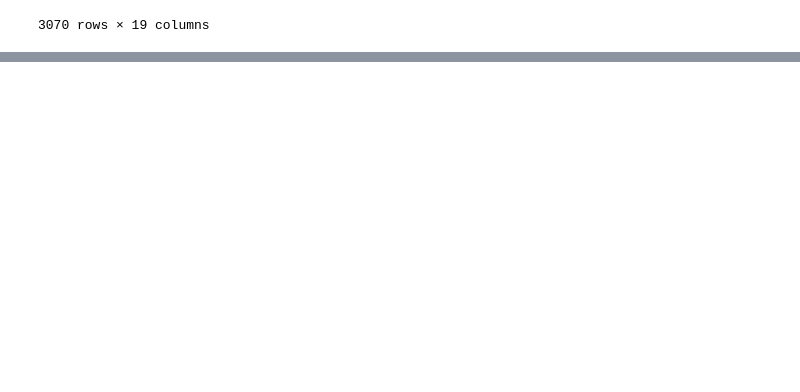
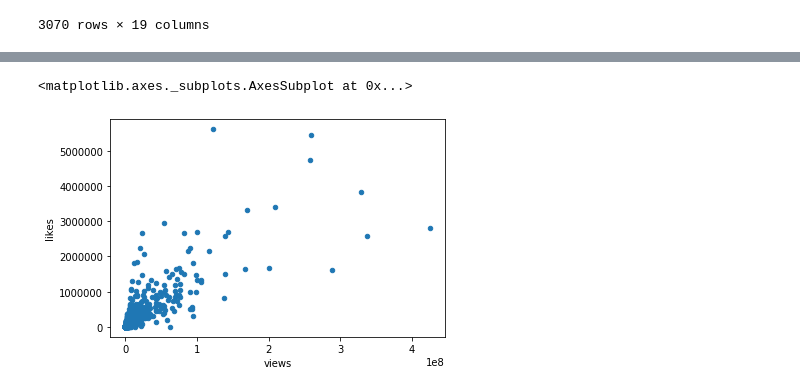
Before and after one commit to adelelezaj/YoutubePrj, a Jupyter notebook: youtube.ipynb, the cells around one changed output, grey strips where cells are left out. Cells and saved outputs as stored; diff of their text form; code cells hidden in the pictures; blank space fills up the shorter version.

```diff
--- a/youtube.ipynb
+++ b/youtube.ipynb
@@ -301,0 +156,11 @@ Text(0, 0.5, 'Likes')
+# %%
+gb_df1 =gb_df.sort_values(by=['views']) #views in GB sorted
+# %%
+gb_df1.plot.scatter(x='views', y='likes')
+
+#This graph shows the relationship between likes and views. We can clearly
+#see that the majority of videos is within 0-1mill likes and only a few
+#of them exceed this trend.
+# %% [output]
+<matplotlib.axes._subplots.AxesSubplot at 0x...>
+[figure, added]
```
Also changed, not shown: parts of 38 cells of this notebook.
